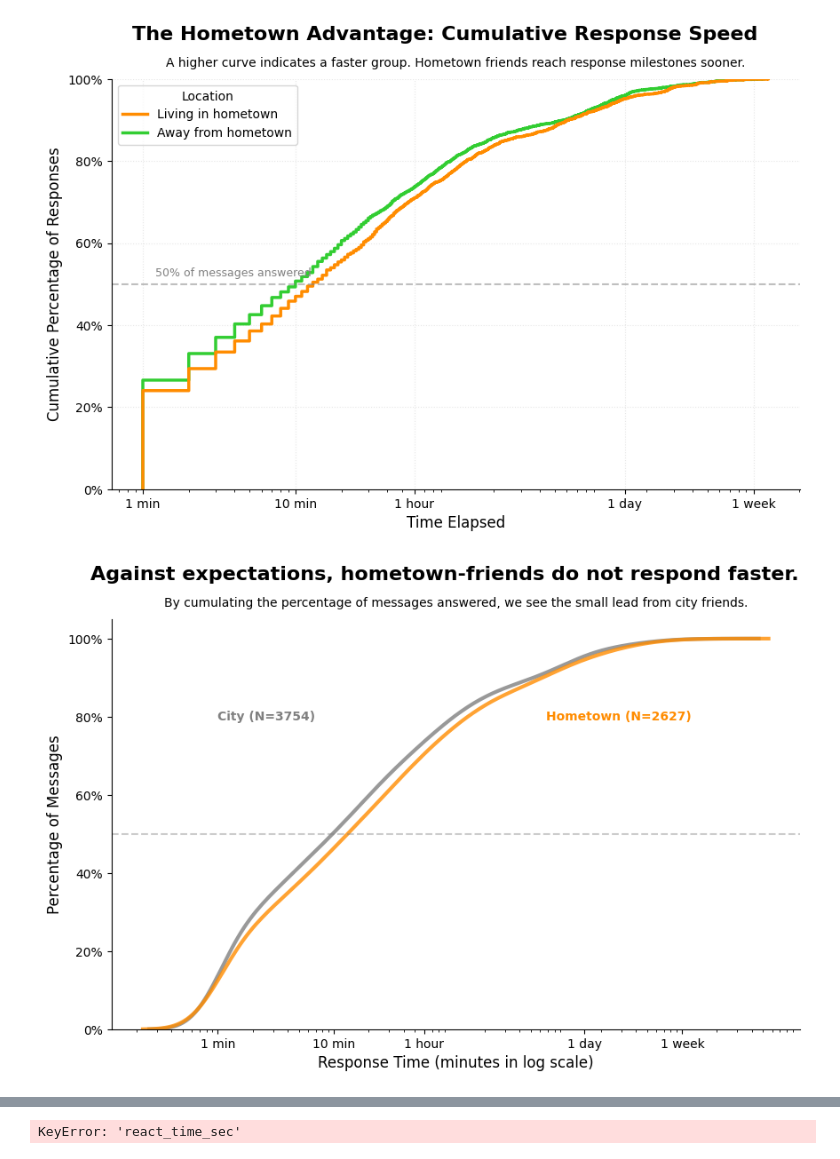
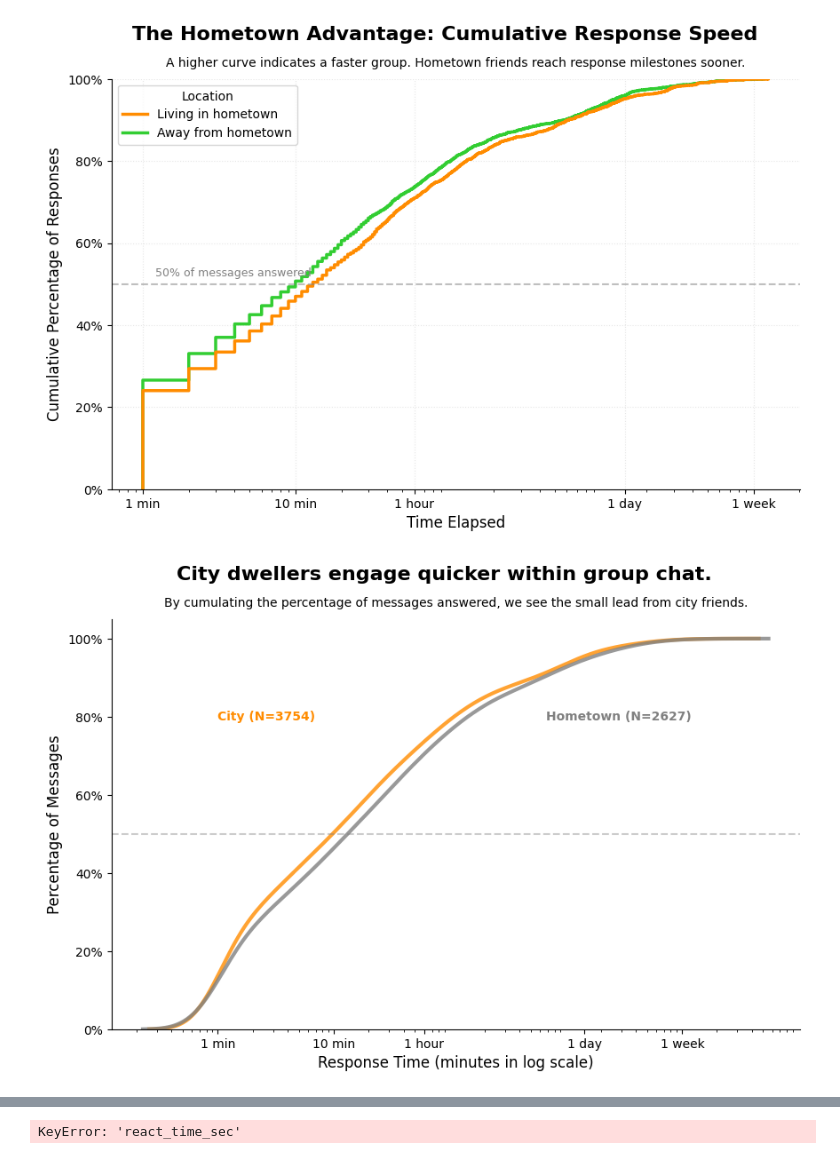
Before and after one commit to bashoogeventerink-max/DAV, a Jupyter notebook: notebooks/03-distributions.ipynb, the cells around one changed output, grey strips where cells are left out. Saved outputs shown, nothing was run; the diff lists cells and outputs as text; code cells hidden in the pictures.

Commit message:
update time series graph

```diff
--- a/notebooks/03-distributions.ipynb
+++ b/notebooks/03-distributions.ipynb
@@ -245,42 +245,42 @@ ax = sns.kdeplot(
     hue="Location",
     cumulative=True,
     common_norm=False,
-    palette={"Village": "darkorange", "City": "grey"},
+    palette={"Village": "grey", "City": "darkorange"},
     log_scale=True,
     linewidth=3,
     alpha=0.8,
     legend=False
 )
 
 # # 3. DIRECT LABELING (Gestalt: Proximity & Similarity)
 # # We place the text at the end of the x-axis (approx 1 week)
 # # and slightly offset the height so they don't overlap
 plt.text(12000, 0.8, f"Hometown (N={n_home})",
-         color='darkorange', fontweight='bold', ha='right', va='center')
+         color='grey', fontweight='bold', ha='right', va='center')
 plt.text(1, 0.8, f"City (N={n_away})",
-         color='grey', fontweight='bold', ha='left', va='center')
+         color='darkorange', fontweight='bold', ha='left', va='center')
 
 # 3. Relabel X-Axis (Human-readable)
 ticks = [1, 10, 60, 1440, 10080]
 labels = ["1 min", "10 min", "1 hour", "1 day", "1 week"]
 ax.set_xticks(ticks)
 ax.set_xticklabels(labels)
 
 # 4. Cleanup Y-axis (Percentage)
 plt.ylim(0, 1.05)
 ax.set_yticklabels(['0%', '20%', '40%', '60%', '80%', '100%'])
 
 # 5. Adding the 50% Median Marker (Gestalt: Focal Point)
 plt.axhline(0.5, color='gray', linestyle='--', alpha=0.4)
 
 # 6. Formatting for the Storyline
-plt.suptitle("Against expectations, hometown-friends do not respond faster.", fontsize=16, fontweight="bold")
+plt.suptitle("City dwellers engage quicker within group chat.", fontsize=16, fontweight="bold")
 plt.title("By cumulating the percentage of messages answered, we see the small lead from city friends.", fontsize=10, pad=10)
 plt.xlabel("Response Time (minutes in log scale)", fontsize=12)
 plt.ylabel("Percentage of Messages", fontsize=12)
 
 sns.despine()
 plt.show()
 # %% [output]
-[figure, old version]
+[figure, new version]
 # %% [markdown]
```
Also changed, not shown: parts of 1 cell of this notebook, 1 other file.
